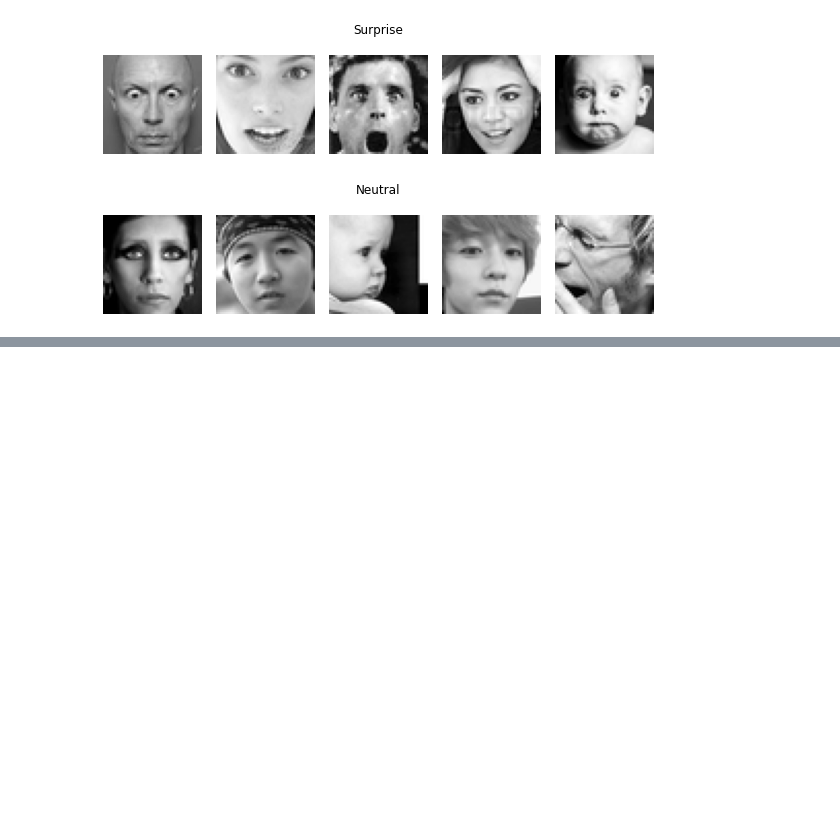
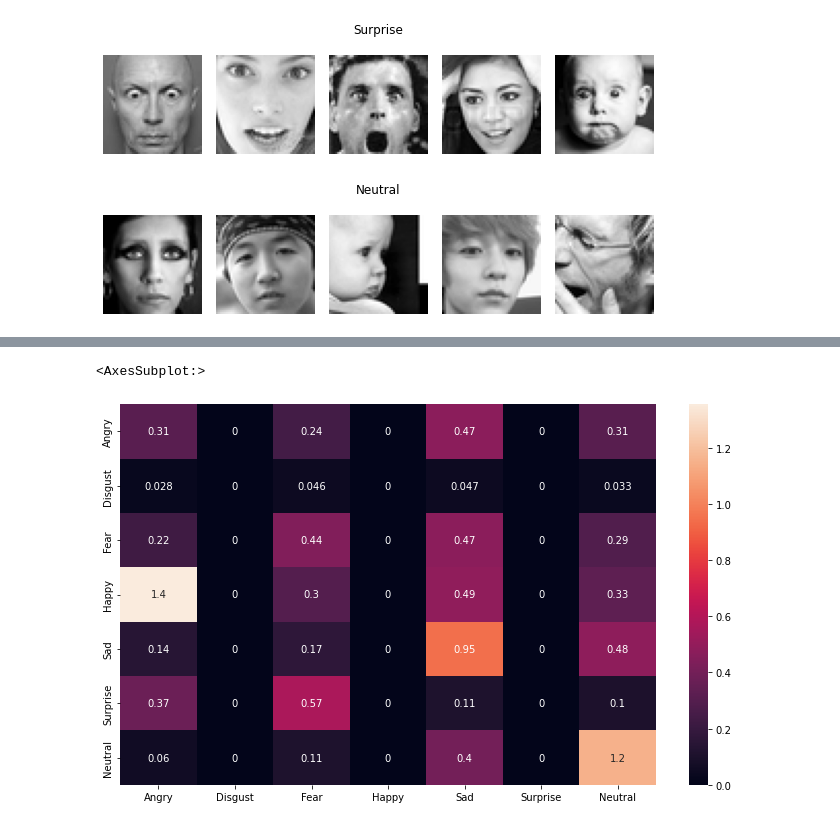
Before and after one commit to seiji594/MTH767P_Group4_project, a Jupyter notebook: dataset_analyses.ipynb, the cells around one changed output, grey strips where cells are left out. Drawn from its saved outputs; the diff is of its cells as text; code cells hidden in the pictures; blank space fills up the shorter version.

```diff
--- a/dataset_analyses.ipynb
+++ b/dataset_analyses.ipynb
@@ -141,0 +522,6 @@ combination.sum(axis=1)
+# %%
+PATH = './Kim_model_new_layer_20epoch_mmr.pth'
+torch.save(model.state_dict(), PATH)
+# %%
+model = Face_Emotion_CNN()
+model.load_state_dict(torch.load(PATH))
@@ -141,0 +530,12 @@ combination.sum(axis=1)
+# %%
+correct = 0
+total = 0
+with torch.no_grad():
+    for data in testloader:
+        images, labels = data
+        outputs = model(images)
+        _, predicted = torch.max(outputs.data, 1)
+        total += labels.size(0)
+        correct += (predicted == labels).sum().item()
+
+print(f'Accuracy of the network on the test images: {100 * correct // total} %')
@@ -141,0 +584,28 @@ combination.sum(axis=1)
+# %%
+from sklearn.metrics import confusion_matrix
+import seaborn as sn
+
+
+y_pred = []
+y_true = []
+
+# iterate over test data
+for inputs, labels in testloader:
+        output = model(inputs) # Feed Network
+
+        output = (torch.max(torch.exp(output), 1)[1]).data.cpu().numpy()
+        y_pred.extend(output) # Save Prediction
+
+        labels = labels.data.cpu().numpy()
+        y_true.extend(labels) # Save Truth
+
+
+# Build confusion matrix
+cf_matrix = confusion_matrix(y_true, y_pred)
+df_cm = pd.DataFrame(cf_matrix/np.sum(cf_matrix) *10, index = [i for i in classes],
+                     columns = [i for i in classes])
+plt.figure(figsize = (12,7))
+sn.heatmap(df_cm, annot=True)
+# %% [output]
+<AxesSubplot:>
+[figure, added]
```
Also changed, not shown: parts of 37 cells of this notebook.
